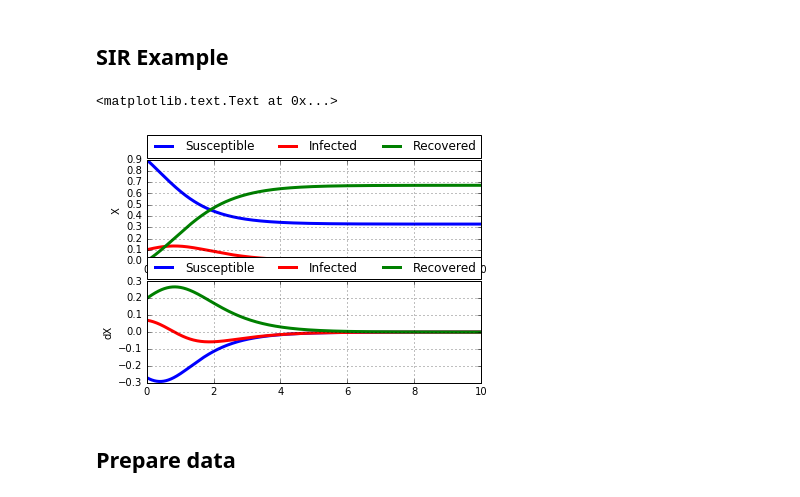
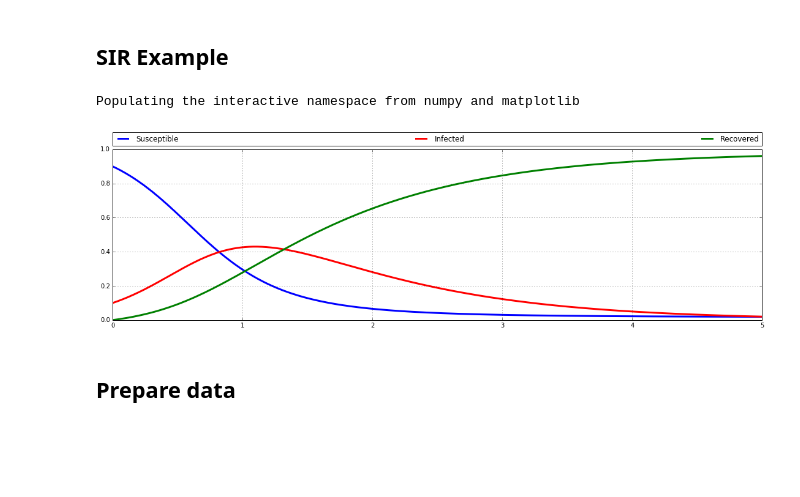
Before and after one commit to sahandha/SINDy, a Jupyter notebook: demo.ipynb, the cells around one changed output. Saved outputs shown, nothing was run; the diff lists cells and outputs as text; code cells hidden in the pictures; blank space fills up the shorter version.

```diff
--- a/demo.ipynb
+++ b/demo.ipynb
@@ -5,17 +3,16 @@
+# %%
+%pylab inline
+pylab.rcParams['figure.figsize'] = (19, 5)
+# %% [output]
+Populating the interactive namespace from numpy and matplotlib
 # %%
 from SIR import *
-sir = SIR(tstart=0.001, tend=10, dt=.01, beta=3, gamma=2, N=1)
+sir = SIR(tstart=0.00, tend=5, dt=.001, beta=4, gamma=1, N=1)
 sir.Initialize(S0=0.9, I0=0.1, R0=0);
 sir.Simulate();
-plt.subplot(2,1,1)
 sir.PlotSIR(1)
-plt.ylabel('X')
-plt.subplot(2,1,2)
-sir.PlotDSIR(1)
-plt.ylabel('dX')
 # %% [output]
-<matplotlib.text.Text at 0x...>
-[figure, old version]
+[figure, new version]
 # %% [markdown]
 ## Prepare data
 # %%
```
Also changed, not shown: parts of 4 cells of this notebook, 5 other files.
